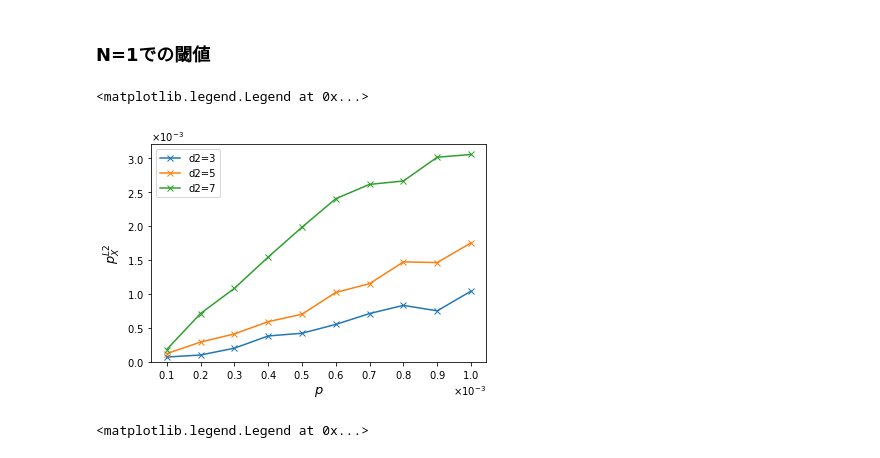
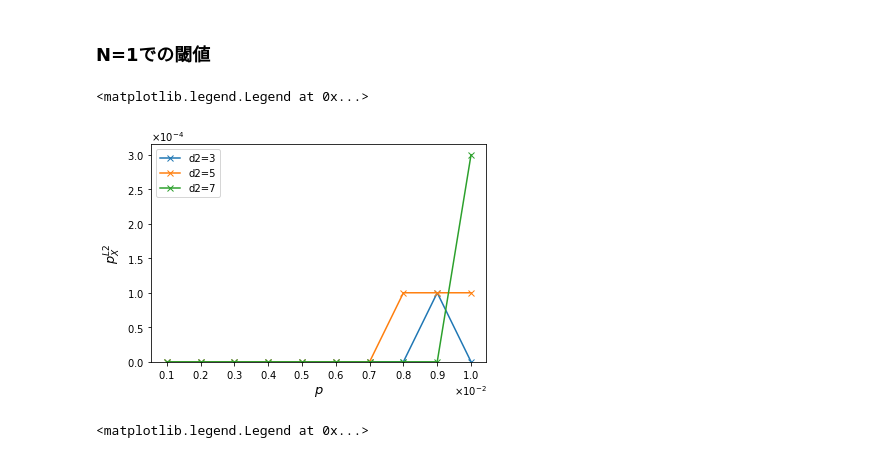
Before and after one commit to kono0924/Fujii-lab, a Jupyter notebook: surface_realistic/realistic_single_round/csv_view.ipynb, the cells around one changed output. Cells and saved outputs as stored; diff of their text form; code cells hidden in the pictures.

```diff
--- a/surface_realistic/realistic_single_round/csv_view.ipynb
+++ b/surface_realistic/realistic_single_round/csv_view.ipynb
@@ -814,41 +814,41 @@ plt.show()
 path = "/Users/konohideki/Documents/Fujii-lab/surface_realistic/realistic_single_round/d1=5,N=1,eta=1000"
 
 # ファイル名
-file2 = "X error,N=1,d2=(3,7,2),eta=1000,trials=100000,ver0" + ".csv"
+file2 = "X error,N=1,d2=(3,7,2),eta=1000,trials=10000,ver3" + ".csv"
 ########################################
 
 # csvファイルの読み込み
 os.chdir(path)
 data2 = pd.read_csv(file2, index_col=0)
 
 # データフレームの行名(リスト)を取得
 code_distance_list = data2.index
 
 # データフレームの列名(リスト)を取得
 p_list = data2.columns
 
 ##### グラフ作成 #####
 
 a = np.array(p_list)
 a = [float(num) for num in a]
 a = np.array(a)
 
 fig, ax = plt.subplots()
 for i in range(len(code_distance_list)):
     b = np.array(data2.loc[code_distance_list[i]])
     ax.plot(a, b,marker='x',label="d2="+str(code_distance_list[i]))
 ax.set_xlabel(r"$p$", fontsize=13)
 ax.set_ylabel(r'$p_X^{L2}$', fontsize=13)
 ax.set_ylim(0,)
 ax.xaxis.set_major_formatter(ptick.ScalarFormatter(useMathText=True))
 ax.ticklabel_format(style="sci",  axis="x",scilimits=(0,0))
 ax.yaxis.set_major_formatter(ptick.ScalarFormatter(useMathText=True))
 ax.ticklabel_format(style="sci",  axis="y",scilimits=(0,0))
 ax.set_xticks(a)
 ax.legend()
 # %% [output]
 <matplotlib.legend.Legend at 0x...>
-[figure, old version]
+[figure, new version]
 # %%
 # FUjii-labのパス
 path = "/Users/konohideki/Documents/Fujii-lab/surface_realistic/realistic_single_round/d1=3,N=1,eta=1000"
```
Also changed, not shown: 1 other file.
